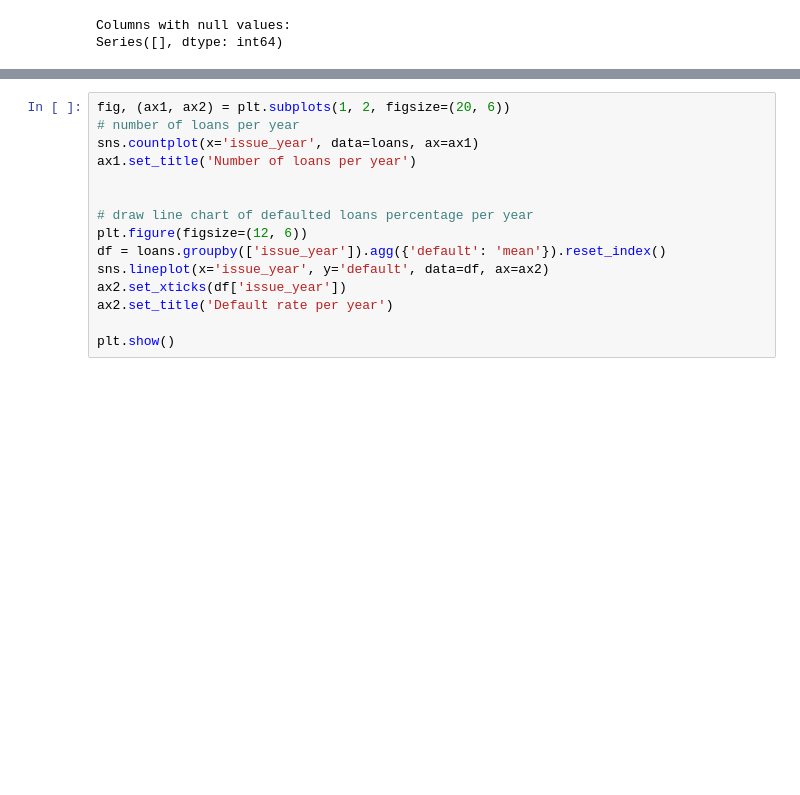
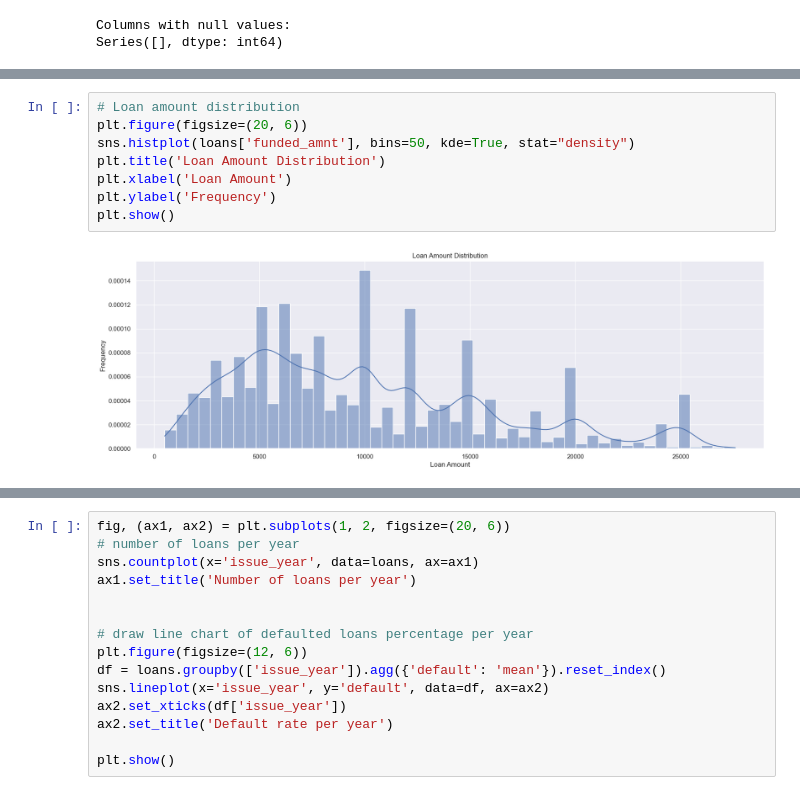
Before and after one commit to ChaitanyaVootla/LoanCaseStudy, a Jupyter notebook: Loan.ipynb, the cells around one changed output, grey strips where cells are left out. Saved outputs shown, nothing was run; the diff lists cells and outputs as text; blank space fills up the shorter version.

```diff
--- a/Loan.ipynb
+++ b/Loan.ipynb
@@ -503,0 +546,10 @@ Series([], dtype: int64)
+# %%
+# Loan amount distribution
+plt.figure(figsize=(20, 6))
+sns.histplot(loans['funded_amnt'], bins=50, kde=True, stat="density")
+plt.title('Loan Amount Distribution')
+plt.xlabel('Loan Amount')
+plt.ylabel('Frequency')
+plt.show()
+# %% [output]
+[figure, added]
```
Also changed, not shown: parts of 46 cells of this notebook, 1 other file.
